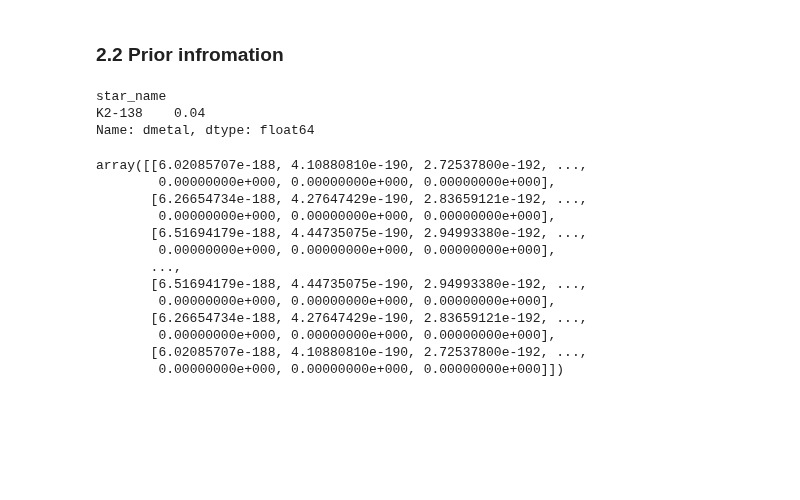
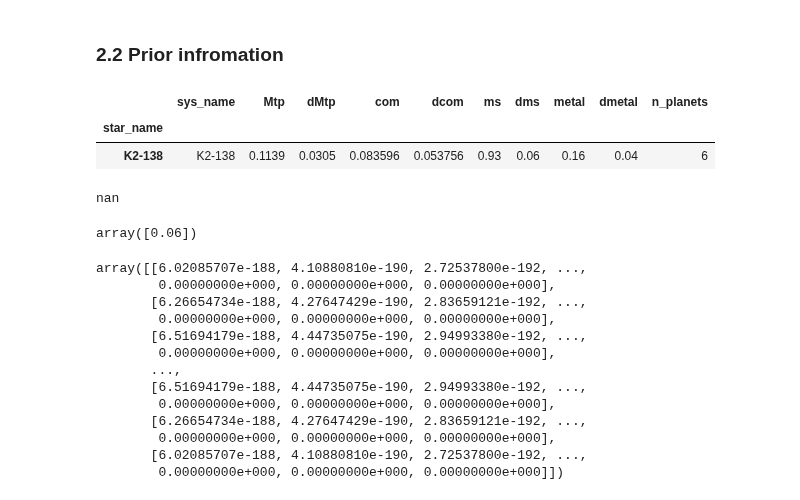
Before and after one commit to fjbautistas/kde_example, a Jupyter notebook: Marginal_Distributions.ipynb, the cells around one changed output. Drawn from its saved outputs; the diff is of its cells as text; code cells hidden in the pictures; blank space fills up the shorter version.

```diff
--- a/Marginal_Distributions.ipynb
+++ b/Marginal_Distributions.ipynb
@@ -135,8 +148,8 @@ def tri_norm(x, y, z, x_mu, x_std, y_mu, y_std, z_mu, z_std):
     return c*np.exp(-((x-x_mu)/x_std)**2-((y-y_mu)/y_std)**2-((z-z_mu)/z_std)**2)
 # %%
 systm = obs_data[obs_data.sys_name == "K2-138"]
-systm.dmetal
+systm
 # %% [output]
-star_name
-K2-138    0.04
-Name: dmetal, dtype: float64
+|  | sys_name | Mtp | dMtp | com | dcom | ms | dms | metal | dmetal | n_planets |
+| star_name |  |  |  |  |  |  |  |  |  |  |
+| K2-138 | K2-138 | 0.1139 | 0.0305 | 0.083596 | 0.053756 | 0.93 | 0.06 | 0.16 | 0.04 | 6 |
@@ -143,3 +162,11 @@ Name: dmetal, dtype: float64
+# %%
+systm.ms.std()
+# %% [output]
+nan
+# %%
+systm.dms.values
+# %% [output]
+array([0.06])
 # %%
 x = np.linspace(systm.ms-3*systm.dms,systm.ms+3*systm.dms,100)
 y = np.linspace(systm.metal-systm.dmetal,systm.metal+systm.dmetal,100)
```
Also changed, not shown: parts of 8 cells of this notebook, 1 other file.
